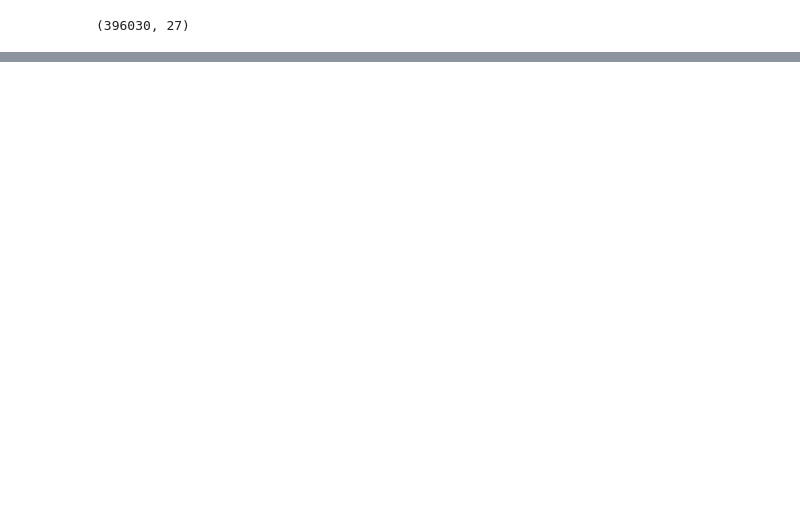
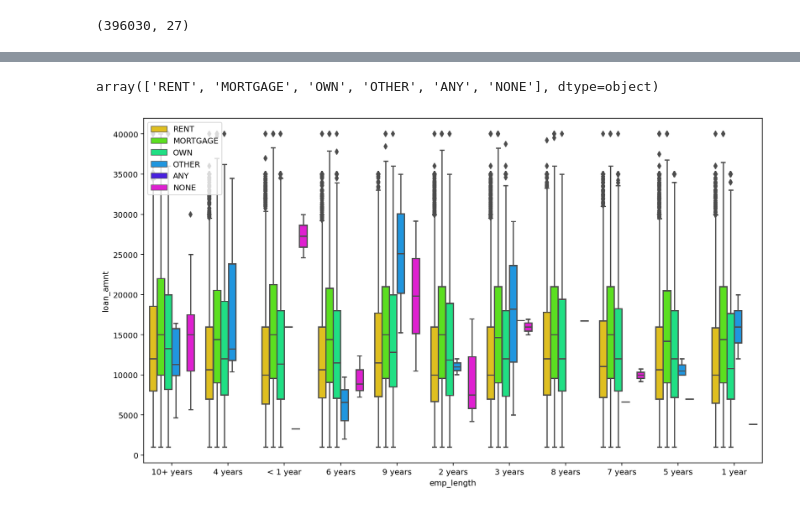
Before and after one commit to himanshu238/DataScience, a Jupyter notebook: dt_ rf/loan.ipynb, the cells around one changed output, grey strips where cells are left out. Drawn from its saved outputs; the diff is of its cells as text; code cells hidden in the pictures; blank space fills up the shorter version.

```diff
--- a/dt_ rf/loan.ipynb
+++ b/dt_ rf/loan.ipynb
@@ -20,4 +20,6 @@ data.head()
 data.shape
 # %% [output]
 (396030, 27)
+# %%
+data.drop(['grade', 'sub_grade','emp_title','issue_d','title','earliest_cr_line','address'],axis=1,inplace=True)
 # %%
@@ -35,0 +60,2 @@ sns.heatmap(data.isnull(),)
+# %%
+data.dropna(axis=0,inplace=True)
@@ -35,0 +103,11 @@ sns.heatmap(data.isnull(),)
+# %%
+data['home_ownership'].unique()
+# %% [output]
+array(['RENT', 'MORTGAGE', 'OWN', 'OTHER', 'ANY', 'NONE'], dtype=object)
+# %%
+plt.figure(figsize=(14,8),dpi = 140)
+sns.boxplot(data = data, x = 'emp_length', y = 'loan_amnt',palette='hsv',hue = 'home_ownership')
+plt.legend(loc='upper left')
+plt.show()
+# %% [output]
+[figure, added]
```
Also changed, not shown: parts of 56 cells of this notebook, 10 other files.
